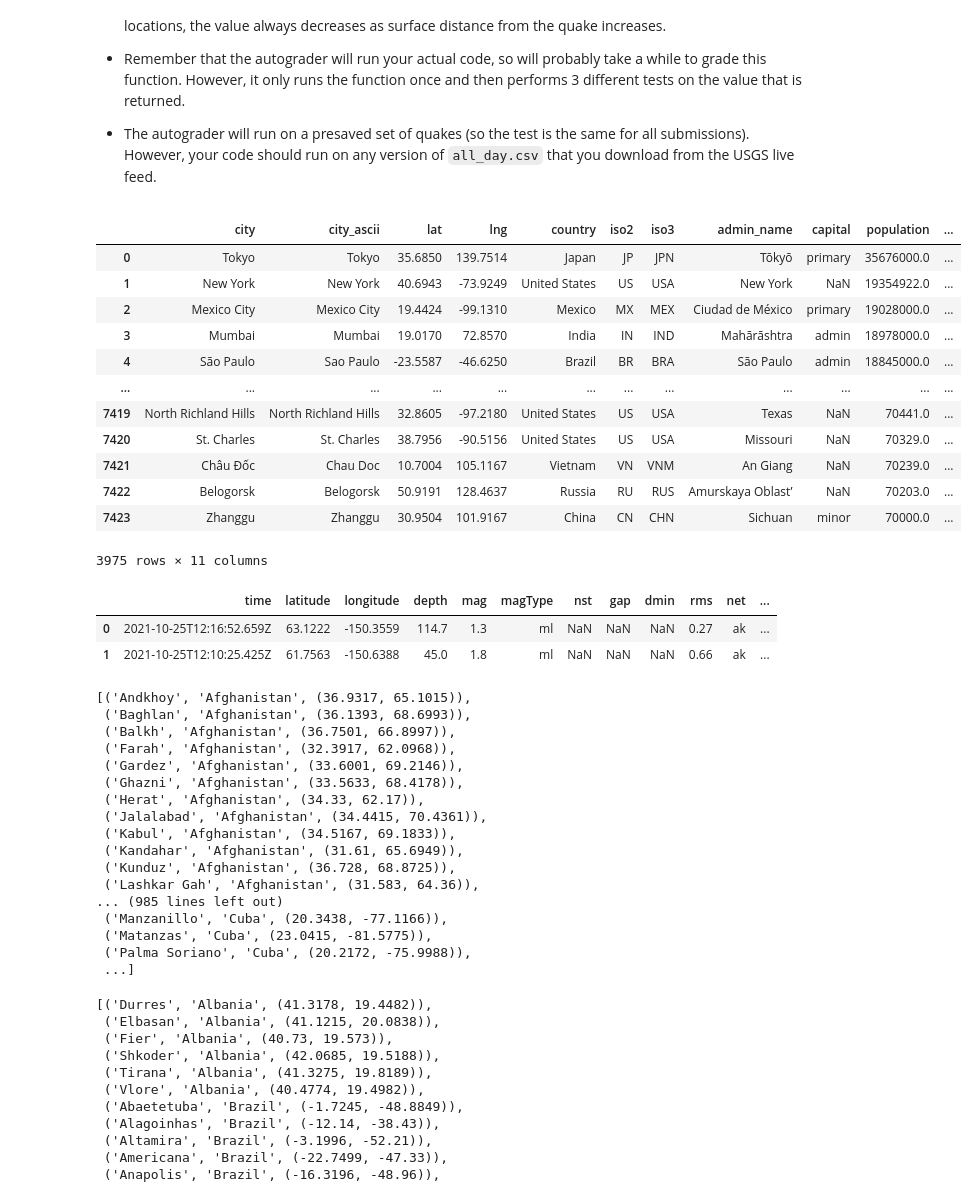
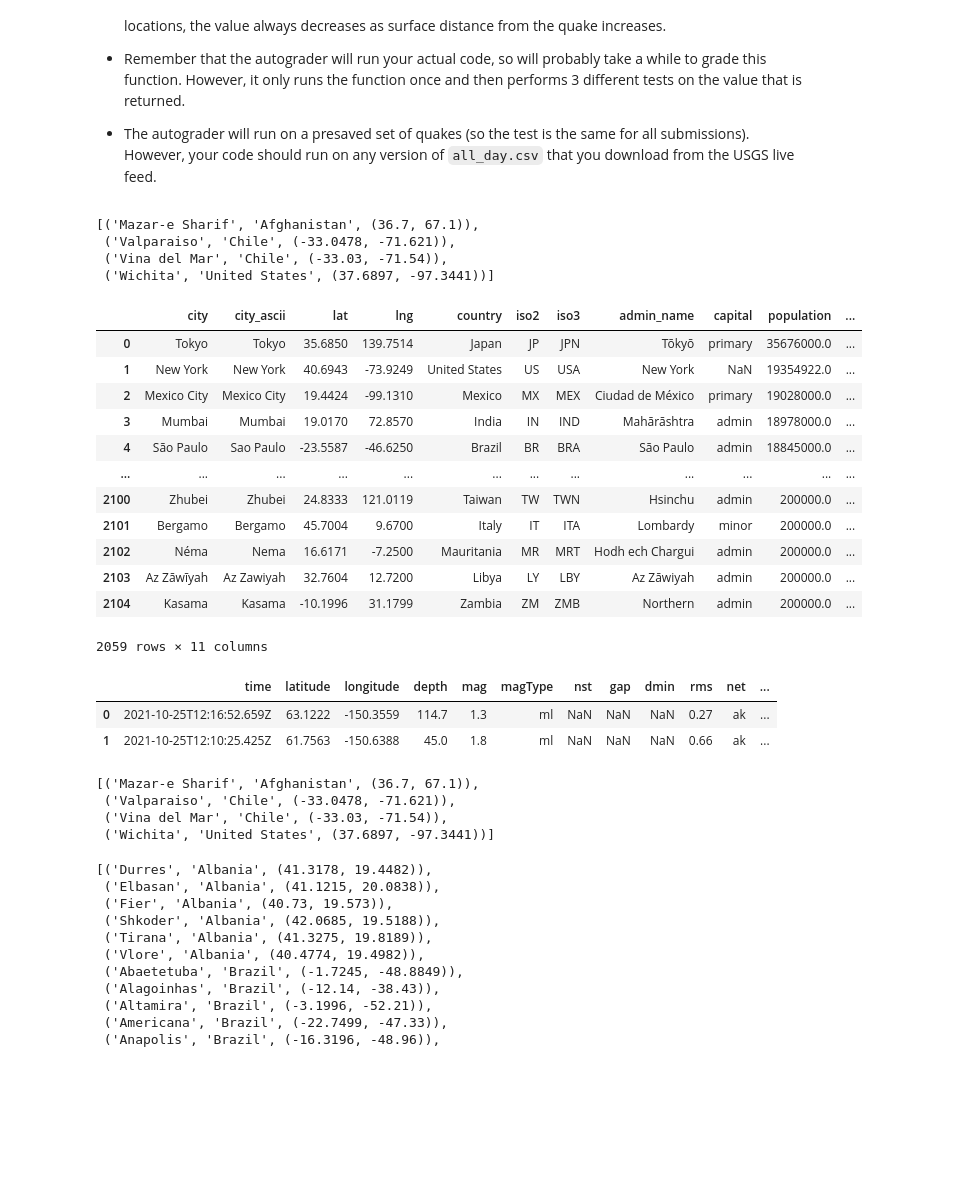
Before and after one commit to buthaina279/P4DS, a Jupyter notebook: A2_Earthquakes_V2.ipynb, the cells around one changed output. Drawn from its saved outputs; the diff is of its cells as text; code cells hidden in the pictures; blank space fills up the shorter version.

```diff
--- a/A2_Earthquakes_V2.ipynb
+++ b/A2_Earthquakes_V2.ipynb
@@ -777,24 +819,31 @@ def endangered_cities(min_population, min_effective_magnitude):
+# %%
+endangered_cities(200000, 0.5)
+# %% [output]
+[('Mazar-e Sharif', 'Afghanistan', (36.7, 67.1)),
+ ('Valparaiso', 'Chile', (-33.0478, -71.621)),
+ ('Vina del Mar', 'Chile', (-33.03, -71.54)),
+ ('Wichita', 'United States', (37.6897, -97.3441))]
 # %%
-min_population = 70000.0
+min_population = 200000
 #Albania_df = WC_DF[(WC_DF["country"] == "Albania") | (WC_DF["country"] == "Brazil")]
 #
 #pop_cities = Albania_df[Albania_df["population"] >= min_population]
 pop_cities = WC_DF[WC_DF["population"] >= min_population]
 pop_cities
 # %% [output]
 |  | city | city_ascii | lat | lng | country | iso2 | iso3 | admin_name | capital | population | ... |
 | 0 | Tokyo | Tokyo | 35.6850 | 139.7514 | Japan | JP | JPN | Tōkyō | primary | 35676000.0 | ... |
 | 1 | New York | New York | 40.6943 | -73.9249 | United States | US | USA | New York | NaN | 19354922.0 | ... |
 | 2 | Mexico City | Mexico City | 19.4424 | -99.1310 | Mexico | MX | MEX | Ciudad de México | primary | 19028000.0 | ... |
 | 3 | Mumbai | Mumbai | 19.0170 | 72.8570 | India | IN | IND | Mahārāshtra | admin | 18978000.0 | ... |
 | 4 | São Paulo | Sao Paulo | -23.5587 | -46.6250 | Brazil | BR | BRA | São Paulo | admin | 18845000.0 | ... |
 | ... | ... | ... | ... | ... | ... | ... | ... | ... | ... | ... | ... |
-| 7419 | North Richland Hills | North Richland Hills | 32.8605 | -97.2180 | United States | US | USA | Texas | NaN | 70441.0 | ... |
-| 7420 | St. Charles | St. Charles | 38.7956 | -90.5156 | United States | US | USA | Missouri | NaN | 70329.0 | ... |
-| 7421 | Châu Đốc | Chau Doc | 10.7004 | 105.1167 | Vietnam | VN | VNM | An Giang | NaN | 70239.0 | ... |
-| 7422 | Belogorsk | Belogorsk | 50.9191 | 128.4637 | Russia | RU | RUS | Amurskaya Oblast’ | NaN | 70203.0 | ... |
-| 7423 | Zhanggu | Zhanggu | 30.9504 | 101.9167 | China | CN | CHN | Sichuan | minor | 70000.0 | ... |
+| 2100 | Zhubei | Zhubei | 24.8333 | 121.0119 | Taiwan | TW | TWN | Hsinchu | admin | 200000.0 | ... |
+| 2101 | Bergamo | Bergamo | 45.7004 | 9.6700 | Italy | IT | ITA | Lombardy | minor | 200000.0 | ... |
+| 2102 | Néma | Nema | 16.6171 | -7.2500 | Mauritania | MR | MRT | Hodh ech Chargui | admin | 200000.0 | ... |
+| 2103 | Az Zāwīyah | Az Zawiyah | 32.7604 | 12.7200 | Libya | LY | LBY | Az Zāwiyah | admin | 200000.0 | ... |
+| 2104 | Kasama | Kasama | -10.1996 | 31.1799 | Zambia | ZM | ZMB | Northern | admin | 200000.0 | ... |
-3975 rows × 11 columns
+2059 rows × 11 columns
 # %%
 QUAKE_DF.head(2)
 # %% [output]
@@ -803,7 +852,7 @@ QUAKE_DF.head(2)
 | 1 | 2021-10-25T12:10:25.425Z | 61.7563 | -150.6388 | 45.0 | 1.8 | ml | NaN | NaN | NaN | 0.66 | ak | ... |
 # %%
 endangered_cities_list = []
-min_effective_magnitude = -10
+min_effective_magnitude = 0.5
 for name, city_row in pop_cities.iterrows():
   for earthquake, earthquake_row in QUAKE_DF.iterrows():
     loc1 = (city_row["lat"], city_row["lng"])
@@ -811,7 +860,7 @@ for name, city_row in pop_cities.iterrows():
     surface_distance = haversine_distance(loc1, loc2)
     eff_mag = effective_magnitude(earthquake_row['mag'], earthquake_row['depth'], surface_distance)
     epi_mag = epicenter_magnitude(earthquake_row['mag'], earthquake_row['depth'])
-    if eff_mag >= min_effective_magnitude and eff_mag <= epi_mag:
+    if eff_mag >= min_effective_magnitude:
       endangered_cities_list.append(tuple((city_row['city_ascii'], city_row["country"], (city_row["lat"], city_row["lng"]))))
       #my_tuple = (city_row['city_ascii'], city_row["country"], (city_row["lat"], city_row["lng"]))
       #endangered_cities_list.append(tuple((city_row['city_ascii'], city_row["country"], (city_row["lat"], city_row["lng"]))))
@@ -824,23 +873,10 @@ endangered_cities_list_country
 #endangered_cities_list = sorted(endangered_cities_list, key=lambda tup: tup[0])
 #endangered_cities_list
 # %% [output]
-[('Andkhoy', 'Afghanistan', (36.9317, 65.1015)),
- ('Baghlan', 'Afghanistan', (36.1393, 68.6993)),
- ('Balkh', 'Afghanistan', (36.7501, 66.8997)),
- ('Farah', 'Afghanistan', (32.3917, 62.0968)),
- ('Gardez', 'Afghanistan', (33.6001, 69.2146)),
- ('Ghazni', 'Afghanistan', (33.5633, 68.4178)),
- ('Herat', 'Afghanistan', (34.33, 62.17)),
- ('Jalalabad', 'Afghanistan', (34.4415, 70.4361)),
- ('Kabul', 'Afghanistan', (34.5167, 69.1833)),
- ('Kandahar', 'Afghanistan', (31.61, 65.6949)),
- ('Kunduz', 'Afghanistan', (36.728, 68.8725)),
- ('Lashkar Gah', 'Afghanistan', (31.583, 64.36)),
-... (985 lines left out)
- ('Manzanillo', 'Cuba', (20.3438, -77.1166)),
- ('Matanzas', 'Cuba', (23.0415, -81.5775)),
- ('Palma Soriano', 'Cuba', (20.2172, -75.9988)),
- ...]
+[('Mazar-e Sharif', 'Afghanistan', (36.7, 67.1)),
+ ('Valparaiso', 'Chile', (-33.0478, -71.621)),
+ ('Vina del Mar', 'Chile', (-33.03, -71.54)),
+ ('Wichita', 'United States', (37.6897, -97.3441))]
 # %%
 def check_in_cities_list(city, endangered_cities_list):
   for tup in endangered_cities_list:
```
Also changed, not shown: parts of 8 cells of this notebook.
